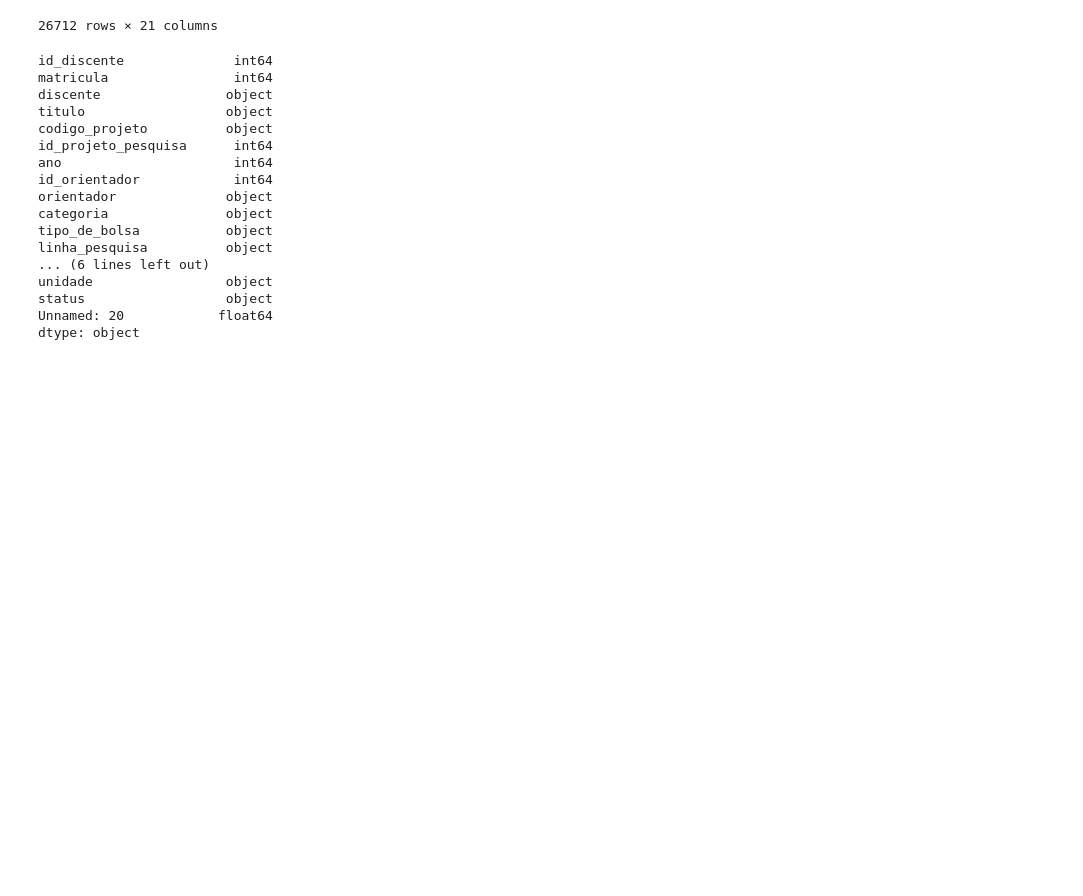
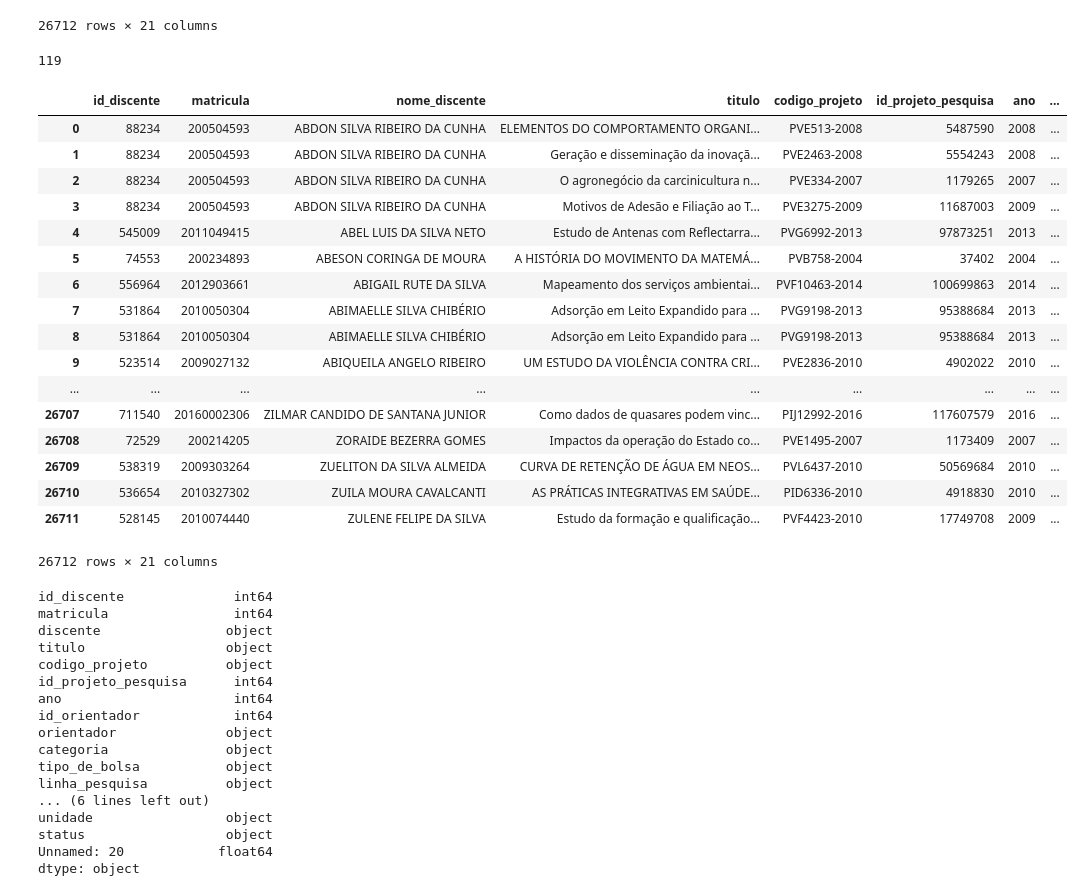
Before and after one commit to patysayonara/PROB_TRABALHO, a Jupyter notebook: Trabalho.ipynb, the cells around one changed output. Drawn from its saved outputs; the diff is of its cells as text; code cells hidden in the pictures; blank space fills up the shorter version.

Commit message:
Continuação da limpeza dos dados.

```diff
--- a/Trabalho.ipynb
+++ b/Trabalho.ipynb
@@ -4,7 +7,7 @@ import pandas as pd
 # %%
 #Dados
 bolsistas_url = 'http://dados.ufrn.br/dataset/81608a4d-c76b-4758-a8d8-54be32209833/resource/d21c94fe-22ba-4cf3-89db-54d8e739c567/download/bolsistas-de-iniciacao-cientifica.csv'
-bolsistas = pd.read_csv(bolsitas_url, sep=';')
+bolsistas = pd.read_csv(bolsistas_url, sep=';')
 bolsistas
 # %% [output]
 |  | id_discente | matricula | discente | titulo | codigo_projeto | id_projeto_pesquisa | ano | ... |
@@ -25,6 +28,32 @@ bolsistas
 | 26710 | 536654 | 2010327302 | ZUILA MOURA CAVALCANTI | AS PRÁTICAS INTEGRATIVAS EM SAÚDE... | PID6336-2010 | 4918830 | 2010 | ... |
 | 26711 | 528145 | 2010074440 | ZULENE FELIPE DA SILVA | Estudo da formação e qualificação... | PVF4423-2010 | 17749708 | 2009 | ... |
 26712 rows × 21 columns
+# %%
+bolsistas.unidade[bolsistas.unidade == 'INSTITUTO METROPOLE DIGITAL - IMD'].count()
+# %% [output]
+119
+# %%
+bolsistas.rename(columns={'discente':'nome_discente'}, inplace=True)
+bolsistas
+# %% [output]
+|  | id_discente | matricula | nome_discente | titulo | codigo_projeto | id_projeto_pesquisa | ano | ... |
+| 0 | 88234 | 200504593 | ABDON SILVA RIBEIRO DA CUNHA | ELEMENTOS DO COMPORTAMENTO ORGANI... | PVE513-2008 | 5487590 | 2008 | ... |
+| 1 | 88234 | 200504593 | ABDON SILVA RIBEIRO DA CUNHA | Geração e disseminação da inovaçã... | PVE2463-2008 | 5554243 | 2008 | ... |
+| 2 | 88234 | 200504593 | ABDON SILVA RIBEIRO DA CUNHA | O agronegócio da carcinicultura n... | PVE334-2007 | 1179265 | 2007 | ... |
+| 3 | 88234 | 200504593 | ABDON SILVA RIBEIRO DA CUNHA | Motivos de Adesão e Filiação ao T... | PVE3275-2009 | 11687003 | 2009 | ... |
+| 4 | 545009 | 2011049415 | ABEL LUIS DA SILVA NETO | Estudo de Antenas com Reflectarra... | PVG6992-2013 | 97873251 | 2013 | ... |
+| 5 | 74553 | 200234893 | ABESON CORINGA DE MOURA | A HISTÓRIA DO MOVIMENTO DA MATEMÁ... | PVB758-2004 | 37402 | 2004 | ... |
+| 6 | 556964 | 2012903661 | ABIGAIL RUTE DA SILVA | Mapeamento dos serviços ambientai... | PVF10463-2014 | 100699863 | 2014 | ... |
+| 7 | 531864 | 2010050304 | ABIMAELLE SILVA CHIBÉRIO | Adsorção em Leito Expandido para ... | PVG9198-2013 | 95388684 | 2013 | ... |
+| 8 | 531864 | 2010050304 | ABIMAELLE SILVA CHIBÉRIO | Adsorção em Leito Expandido para ... | PVG9198-2013 | 95388684 | 2013 | ... |
+| 9 | 523514 | 2009027132 | ABIQUEILA ANGELO RIBEIRO | UM ESTUDO DA VIOLÊNCIA CONTRA CRI... | PVE2836-2010 | 4902022 | 2010 | ... |
+| ... | ... | ... | ... | ... | ... | ... | ... | ... |
+| 26707 | 711540 | 20160002306 | ZILMAR CANDIDO DE SANTANA JUNIOR | Como dados de quasares podem vinc... | PIJ12992-2016 | 117607579 | 2016 | ... |
+| 26708 | 72529 | 200214205 | ZORAIDE BEZERRA GOMES | Impactos da operação do Estado co... | PVE1495-2007 | 1173409 | 2007 | ... |
+| 26709 | 538319 | 2009303264 | ZUELITON DA SILVA ALMEIDA | CURVA DE RETENÇÃO DE ÁGUA EM NEOS... | PVL6437-2010 | 50569684 | 2010 | ... |
+| 26710 | 536654 | 2010327302 | ZUILA MOURA CAVALCANTI | AS PRÁTICAS INTEGRATIVAS EM SAÚDE... | PID6336-2010 | 4918830 | 2010 | ... |
+| 26711 | 528145 | 2010074440 | ZULENE FELIPE DA SILVA | Estudo da formação e qualificação... | PVF4423-2010 | 17749708 | 2009 | ... |
+26712 rows × 21 columns
 # %%
 bolsistas.dtypes
 # %% [output]
```
Also changed, not shown: parts of 20 cells of this notebook.
